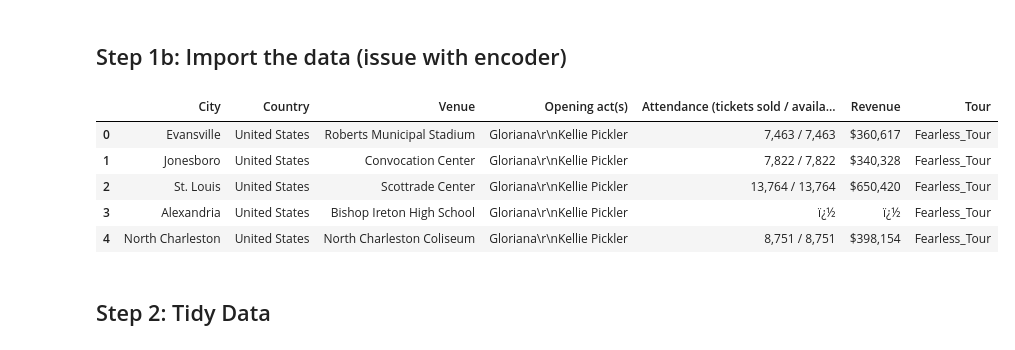
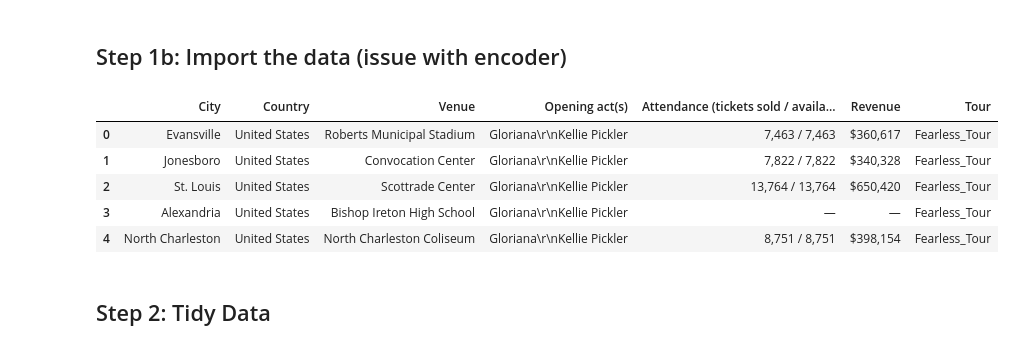
Before and after one commit to Quasar-light/Taylor_swift, a Jupyter notebook: ts_project/talyorswift.ipynb, the cells around one changed output. Saved outputs shown, nothing was run; the diff lists cells and outputs as text; code cells hidden in the pictures.

```diff
--- a/ts_project/talyorswift.ipynb
+++ b/ts_project/talyorswift.ipynb
@@ -9,15 +9,15 @@ import numpy as np
 # %%
 #data had an encoding issue. Byte was not compatible with UTF-8
 #cp1252 was compatible for decoding 0x96 byte
 
-df = pd.read_csv('/Users/kali/Downloads/Taylor_Train.csv', encoding='cp1252')
+df = pd.read_csv('/Users/kali/Documents/GitHub/Taylor_swift/taylor.csv', encoding='cp1252')
 df.head()
 # %% [output]
 |  | City | Country | Venue | Opening act(s) | Attendance (tickets sold / availa... | Revenue | Tour |
 | 0 | Evansville | United States | Roberts Municipal Stadium | Gloriana\r\nKellie Pickler | 7,463 / 7,463 | $360,617 | Fearless_Tour |
 | 1 | Jonesboro | United States | Convocation Center | Gloriana\r\nKellie Pickler | 7,822 / 7,822 | $340,328 | Fearless_Tour |
 | 2 | St. Louis | United States | Scottrade Center | Gloriana\r\nKellie Pickler | 13,764 / 13,764 | $650,420 | Fearless_Tour |
-| 3 | Alexandria | United States | Bishop Ireton High School | Gloriana\r\nKellie Pickler | ï¿½ | ï¿½ | Fearless_Tour |
+| 3 | Alexandria | United States | Bishop Ireton High School | Gloriana\r\nKellie Pickler | — | — | Fearless_Tour |
 | 4 | North Charleston | United States | North Charleston Coliseum | Gloriana\r\nKellie Pickler | 8,751 / 8,751 | $398,154 | Fearless_Tour |
 # %% [markdown]
 ## Step 2: Tidy Data
```
Also changed, not shown: parts of 9 cells of this notebook, 3 other files.
